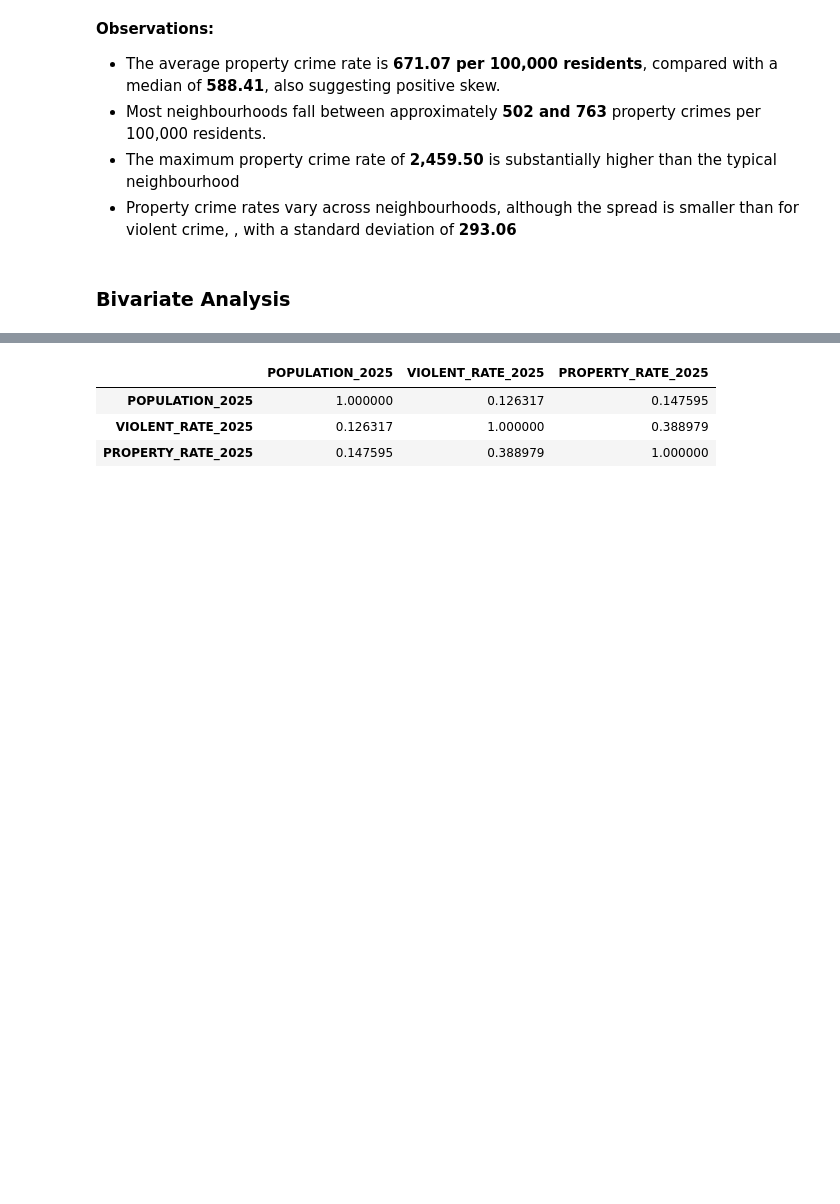
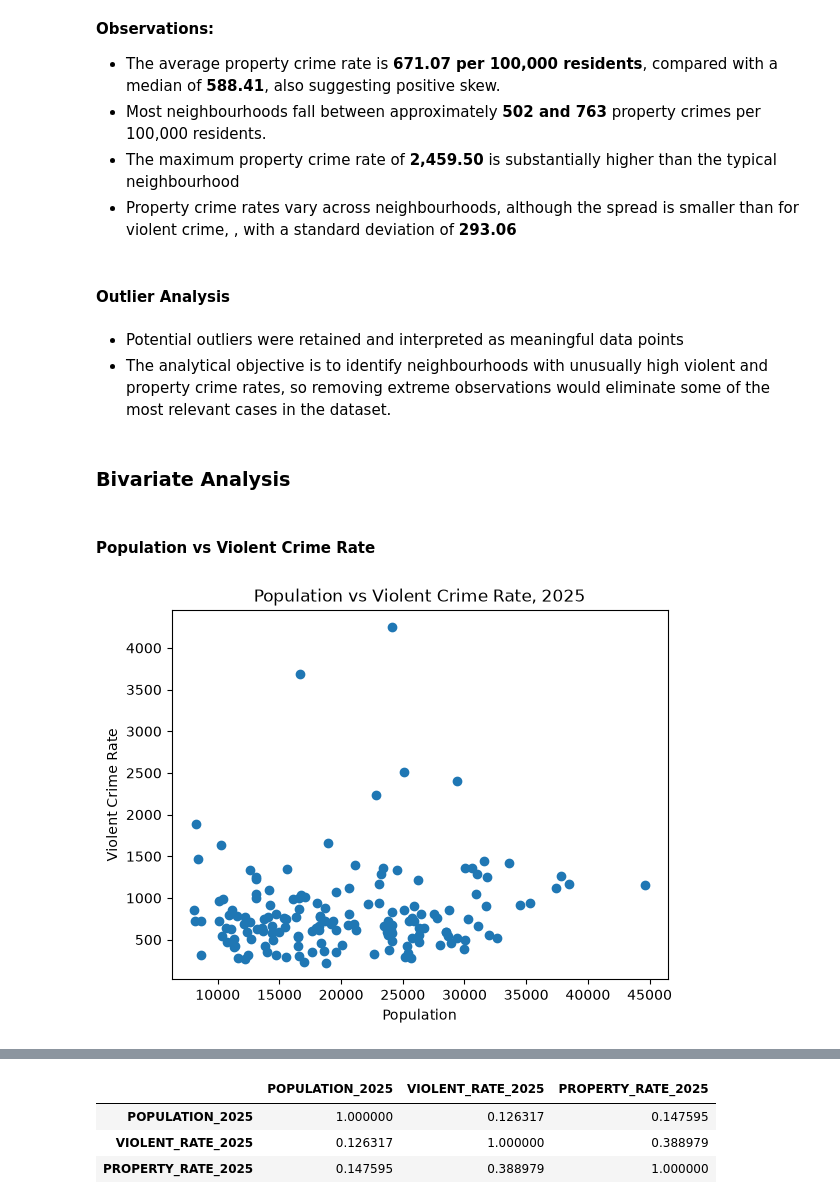
Before and after one commit to tesssarazen-star/toronto-crime-analysis, a Jupyter notebook: notebook/toronto_crime_analysis.ipynb, the cells around one changed output, grey strips where cells are left out. Cells and saved outputs as stored; diff of their text form; code cells hidden in the pictures; blank space fills up the shorter version.

```diff
--- a/notebook/toronto_crime_analysis.ipynb
+++ b/notebook/toronto_crime_analysis.ipynb
@@ -567,0 +572,31 @@ assert crime_clean.isna().sum().sum() == 0
+# %%
+# creating violent crime category
+violent_crime_rates = [
+    "ASSAULT_RATE_2025",
+    "HOMICIDE_RATE_2025",
+    "ROBBERY_RATE_2025",
+    "SHOOTING_RATE_2025",
+]
+
+crime_clean["VIOLENT_RATE_2025"] = (
+    crime_clean[violent_crime_rates].sum(axis=1)
+)
+
+# creating property crime category
+property_crime_rates = [
+    "AUTOTHEFT_RATE_2025",
+    "BREAKENTER_RATE_2025",
+    "THEFTOVER_RATE_2025",
+    "THEFTFROMMV_RATE_2025",
+]
+
+
+crime_clean["PROPERTY_RATE_2025"] = (
+    crime_clean[property_crime_rates].sum(axis=1)
+)
+
+# Calculate overall crime rate
+crime_clean["TOTAL_CRIME_RATE_2025"] = (
+    crime_clean["VIOLENT_RATE_2025"]
+    + crime_clean["PROPERTY_RATE_2025"]
+)
@@ -728,5 +720,25 @@ plt.show()
 - Most neighbourhoods fall between approximately **502 and 763** property crimes per 100,000 residents.
 - The maximum property crime rate of **2,459.50** is substantially higher than the typical neighbourhood
 - Property crime rates vary across neighbourhoods, although the spread is smaller than for violent crime, , with a standard deviation of **293.06**
+# %% [markdown]
+#### Outlier Analysis
+# %% [markdown]
+- Potential outliers were retained and interpreted as meaningful data points
+- The analytical objective is to identify neighbourhoods with unusually high violent and property crime rates, so removing extreme observations would eliminate some of the most relevant cases in the dataset.
 # %% [markdown]
 ### Bivariate Analysis
+# %% [markdown]
+#### Population vs Violent Crime Rate
+# %%
+plt.scatter(
+    crime_clean["POPULATION_2025"],
+    crime_clean["VIOLENT_RATE_2025"]
+)
+
+plt.xlabel("Population")
+plt.ylabel("Violent Crime Rate")
+plt.title("Population vs Violent Crime Rate, 2025")
+
+plt.show()
+# %% [output]
+[figure, added]
```
Also changed, not shown: parts of 59 cells of this notebook.
